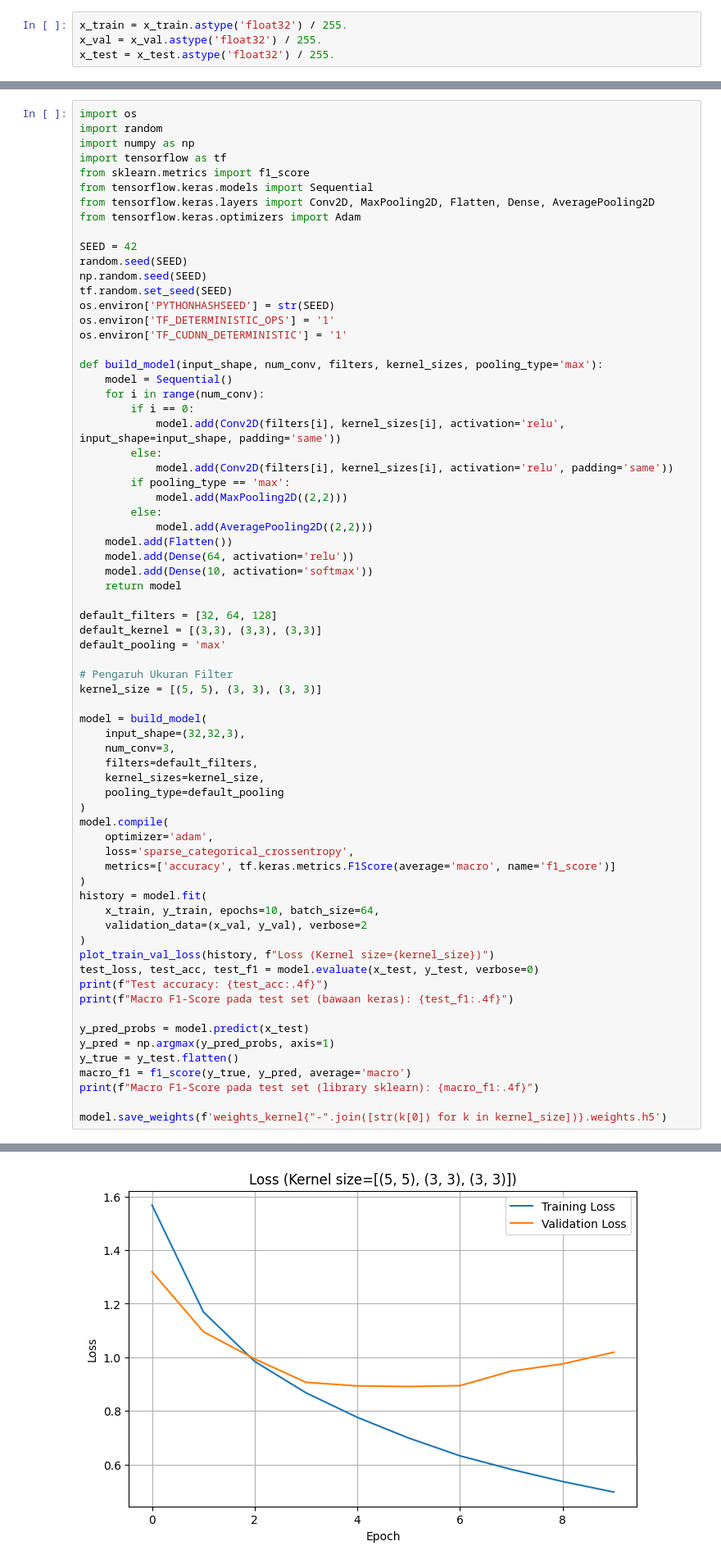
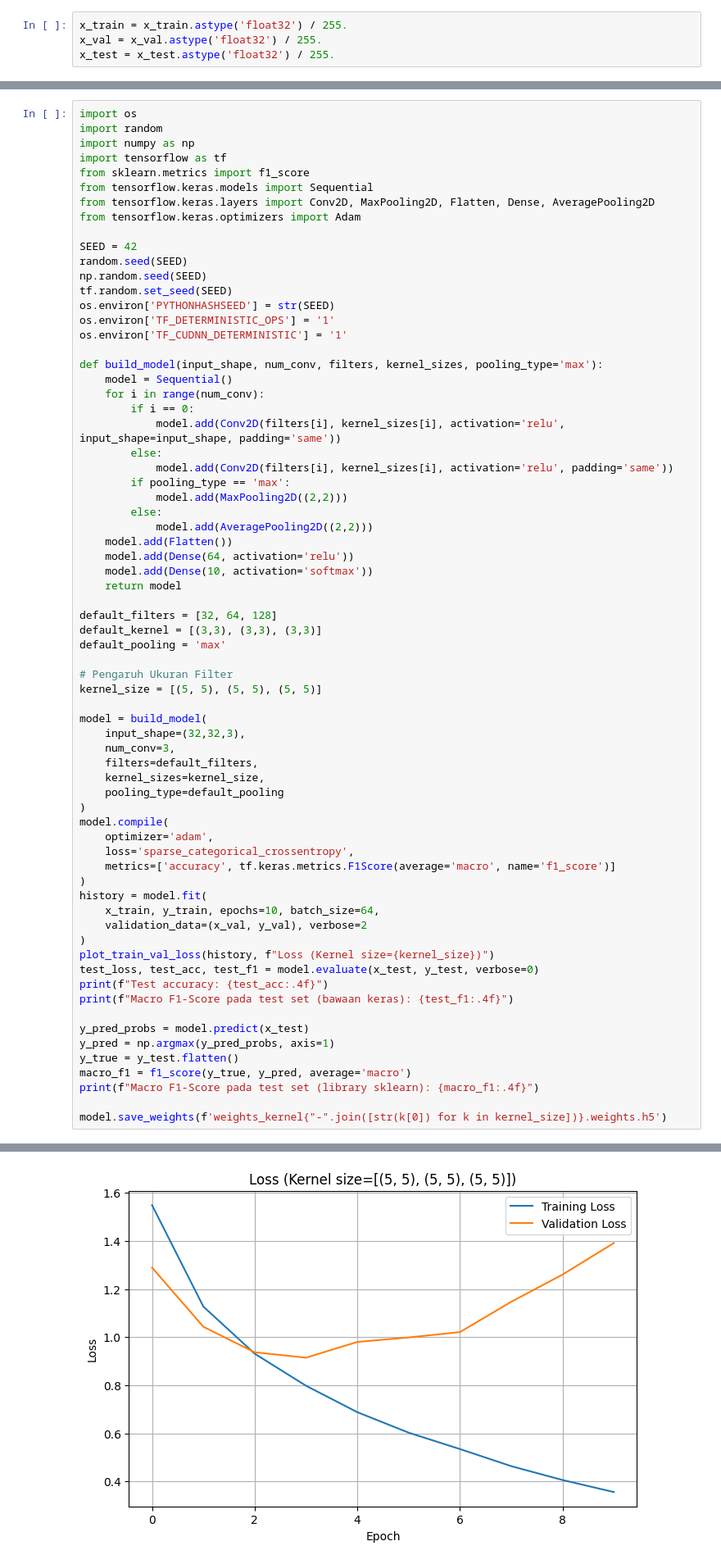
Before and after one commit to wegeh/Tubes-2-IF3270, a Jupyter notebook: src/cnn/experiment/cnn_filter_size2.ipynb, the cells around one changed output, grey strips where cells are left out. Shown: that part at 82% size. Drawn from its saved outputs; the diff is of its cells as text.

Commit message:
fix: fix experiment kernel size 2 and 3

```diff
--- a/src/cnn/experiment/cnn_filter_size2.ipynb
+++ b/src/cnn/experiment/cnn_filter_size2.ipynb
@@ -75,7 +75,7 @@ default_kernel = [(3,3), (3,3), (3,3)]
 default_pooling = 'max'
 
 # Pengaruh Ukuran Filter
-kernel_size = [(5, 5), (3, 3), (3, 3)]
+kernel_size = [(5, 5), (5, 5), (5, 5)]
 
 model = build_model(
     input_shape=(32,32,3),
@@ -131 +131 @@ Epoch 10/10
-[figure, old version]
+[figure, new version]
```
Also changed, not shown: parts of 1 cell of this notebook, 4 other files.
